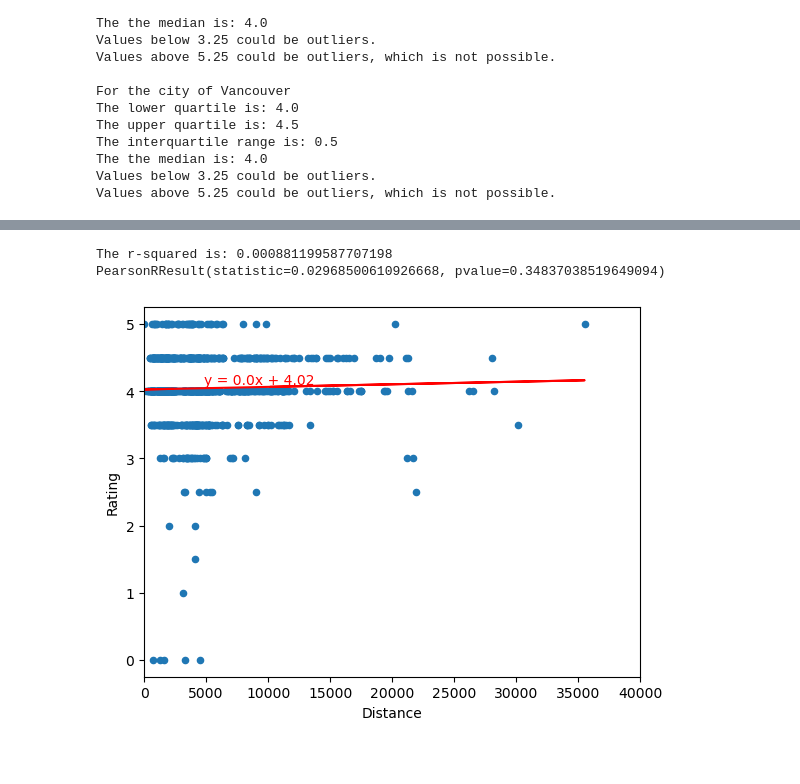
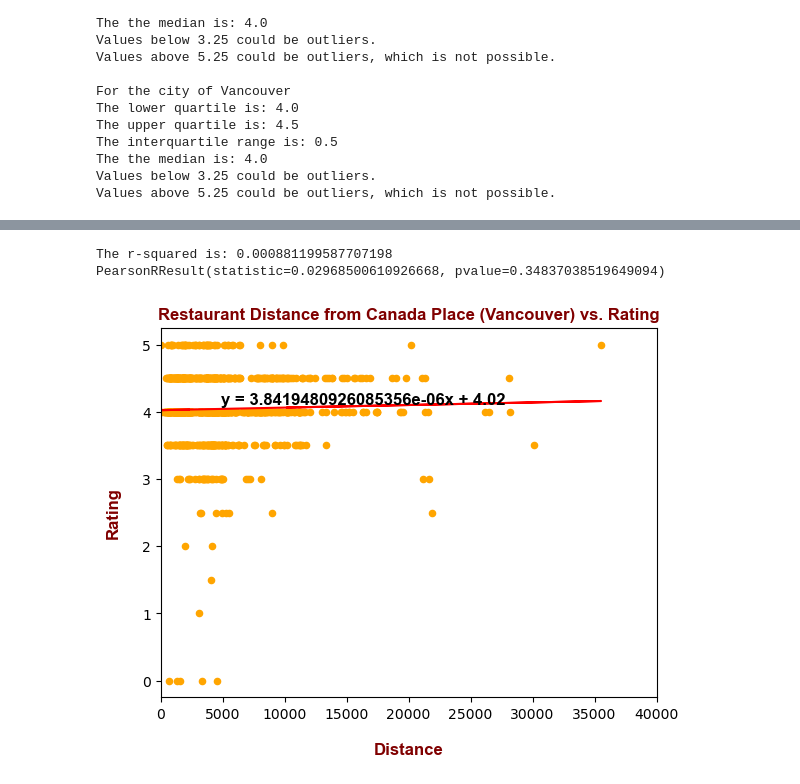
Before and after one commit to AlanDeng7/Module-7-Project1, a Jupyter notebook: Code_Chris/project_1_visualizations.ipynb, the cells around one changed output, grey strips where cells are left out. Cells and saved outputs as stored; diff of their text form; code cells hidden in the pictures; blank space fills up the shorter version.

```diff
--- a/Code_Chris/project_1_visualizations.ipynb
+++ b/Code_Chris/project_1_visualizations.ipynb
@@ -136,16 +163,25 @@ PearsonRResult(statistic=0.12969379849638393, pvalue=3.966754766151683e-05)
 # %%
-van_df.plot(kind="scatter", x="Distance", y="Rating", xlim=(0, 40000))
+#Create Scatterplots of the distance vs. rating
+van_df.plot(kind="scatter", x="Distance", y="Rating", xlim=(0, 40000),color="orange")
+
+#Pearson correlation
 vancorrelation = st.pearsonr(van_df["Distance"], van_df["Rating"])
 
+#linear regression line
 (slope, intercept, rvalue, pvalue, stderr) = linregress(van_df["Distance"], van_df["Rating"])
 regress_values = van_df["Distance"] * slope + intercept
-line_eq = "y = " + str(round(slope,2)) + "x + " + str(round(intercept,2))
+line_eq = "y = " + str(slope) + "x + " + str(round(intercept,2))
 plt.plot(van_df["Distance"],regress_values,"r-")
-plt.annotate(line_eq,(van_df["Distance"].mean(),tor_df["Rating"].mean()),fontsize=10,color="red")
+
+#Styling
+plt.annotate(line_eq,(van_df["Distance"].mean(),tor_df["Rating"].mean()),fontsize=12, fontname="Arial", fontweight="bold")
+plt.title('Restaurant Distance from Canada Place (Vancouver) vs. Rating',fontsize=12, fontname="Arial", fontweight="bold", color="maroon")
+plt.xlabel("Distance", fontsize=12, labelpad=15, fontname="Arial", fontweight="bold", color="maroon")
+plt.ylabel("Rating", fontsize=12, labelpad=15, fontname="Arial", fontweight="bold", color="maroon")
 
 print(f"The r-squared is: {rvalue**2}")
 print(vancorrelation)
 # %% [output]
 The r-squared is: 0.000881199587707198
 PearsonRResult(statistic=0.02968500610926668, pvalue=0.34837038519649094)
-[figure, old version]
+[figure, new version]
```
Also changed, not shown: parts of 14 cells of this notebook, 4 other files.
